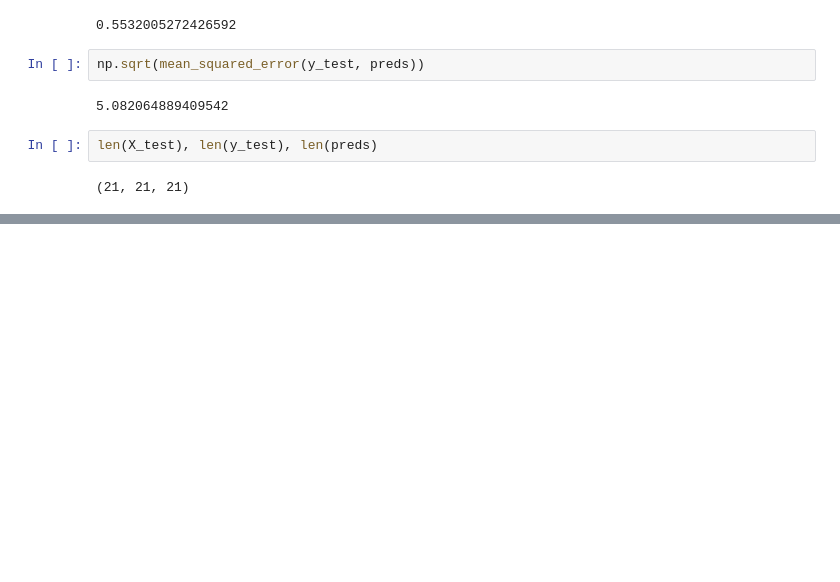
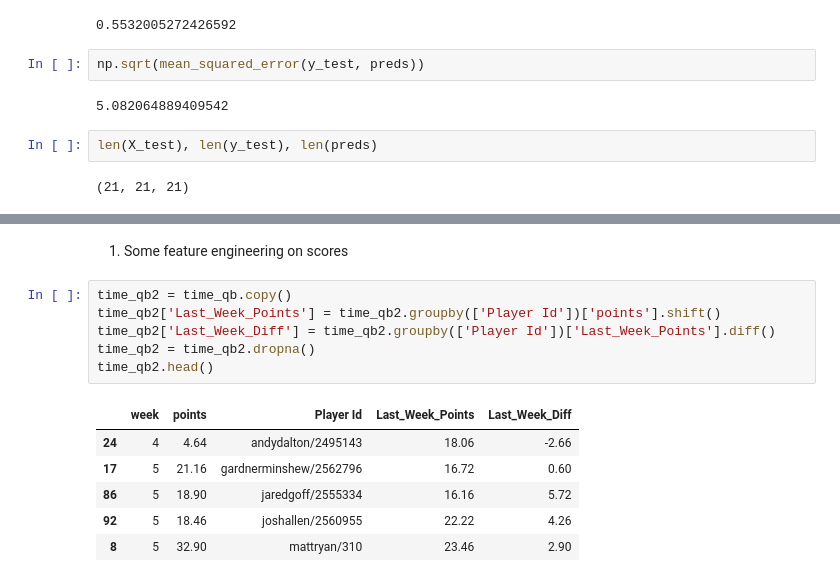
Before and after one commit to RoboTums/sportsPrediction, a Jupyter notebook: fantasy_predictor.ipynb, the cells around one changed output, grey strips where cells are left out. Cells and saved outputs as stored; diff of their text form; blank space fills up the shorter version.

```diff
--- a/fantasy_predictor.ipynb
+++ b/fantasy_predictor.ipynb
@@ -268,0 +302,15 @@ len(X_test), len(y_test), len(preds)
+# %% [markdown]
+1. Some feature engineering on scores
+# %%
+time_qb2 = time_qb.copy()
+time_qb2['Last_Week_Points'] = time_qb2.groupby(['Player Id'])['points'].shift()
+time_qb2['Last_Week_Diff'] = time_qb2.groupby(['Player Id'])['Last_Week_Points'].diff()
+time_qb2 = time_qb2.dropna()
+time_qb2.head()
+# %% [output]
+|  | week | points | Player Id | Last_Week_Points | Last_Week_Diff |
+| 24 | 4 | 4.64 | andydalton/2495143 | 18.06 | -2.66 |
+| 17 | 5 | 21.16 | gardnerminshew/2562796 | 16.72 | 0.60 |
+| 86 | 5 | 18.90 | jaredgoff/2555334 | 16.16 | 5.72 |
+| 92 | 5 | 18.46 | joshallen/2560955 | 22.22 | 4.26 |
+| 8 | 5 | 32.90 | mattryan/310 | 23.46 | 2.90 |
```
Also changed, not shown: parts of 27 cells of this notebook, 2 other files.
